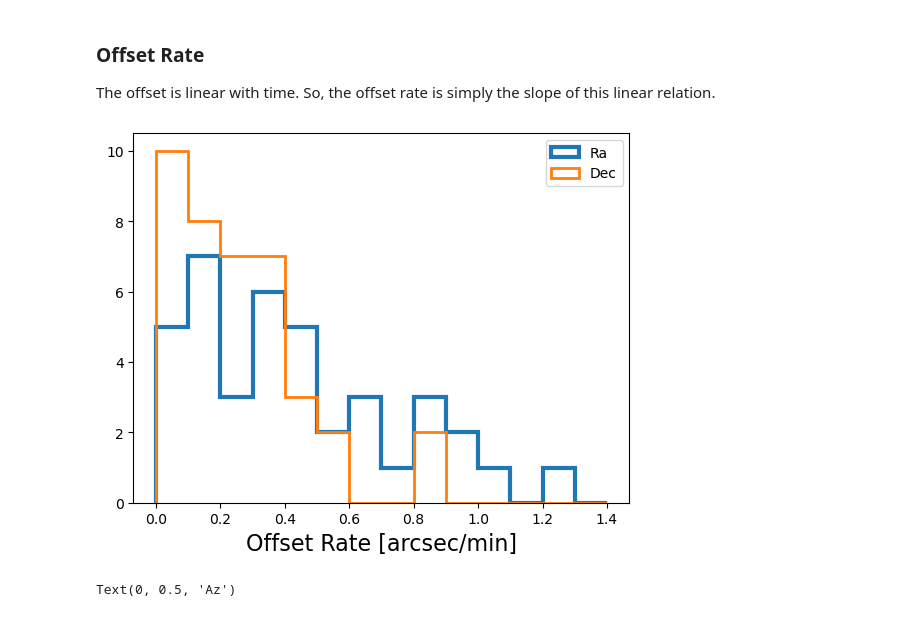
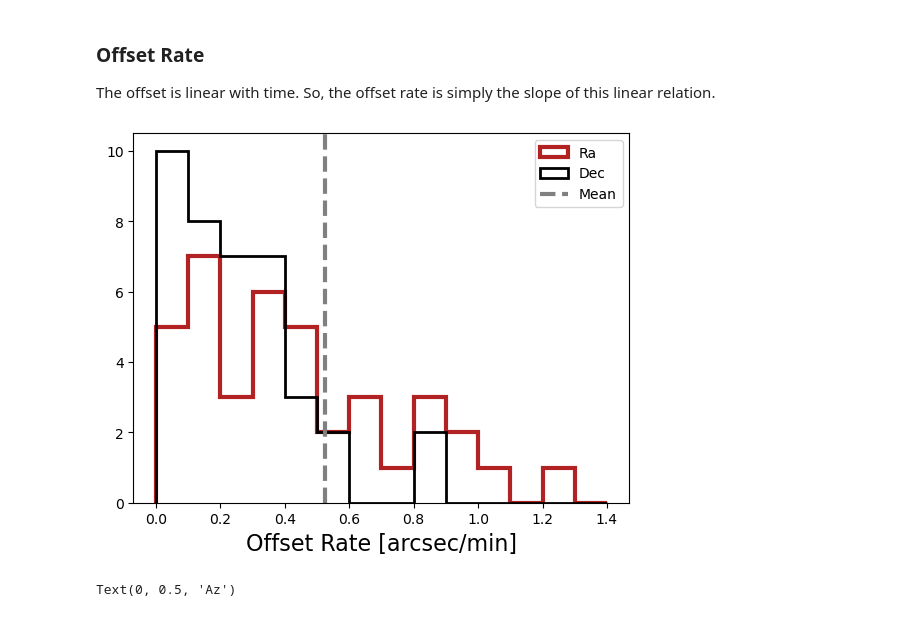
Before and after one commit to estevesjh/ComScratchStuff, a Jupyter notebook: starTracker/slewSettleTests/LVV-T2732_analysis_repeatability_report_w_drift.ipynb, the cells around one changed output. Saved outputs shown, nothing was run; the diff lists cells and outputs as text; code cells hidden in the pictures.

```diff
--- a/starTracker/slewSettleTests/LVV-T2732_analysis_repeatability_report_w_drift.ipynb
+++ b/starTracker/slewSettleTests/LVV-T2732_analysis_repeatability_report_w_drift.ipynb
@@ -182,14 +182,15 @@ rate1 = np.array(rate1)
 rate2 = np.array(rate2)
 # %%
 mybins = np.arange(0., 1.5, 0.1)
-plt.hist(60*np.abs(rate1)[:,1], bins=mybins, label='Ra', histtype='step', lw=3)
-plt.hist(60*np.abs(rate2)[:,1], bins=mybins, label='Dec', histtype='step', lw=2)
+plt.hist(60*np.abs(rate1)[:,1], bins=mybins, label='Ra', histtype='step', lw=3, color='firebrick')
+plt.hist(60*np.abs(rate2)[:,1], bins=mybins, label='Dec', histtype='step', lw=2, color='k')
+plt.axvline(np.nanmedian(60*np.hypot(rate1[:,1], rate2[:,1])),ls='--',color='gray',label='Mean',lw=3)
 # plt.hist(60*coefs[:,2], bins=mybins, label='Norm', histtype='step', lw=3)
 plt.legend()
 plt.xlabel('Offset Rate [arcsec/min]',fontsize=16)
 plt.savefig('figures/offset_rate.png',dpi=100)
 # %% [output]
-[figure, old version]
+[figure, new version]
 # %%
 gs, gids, counts = np.unique(snakes, return_index=True, return_counts=True)
 
```
Also changed, not shown: parts of 2 cells of this notebook, 5 other files.
